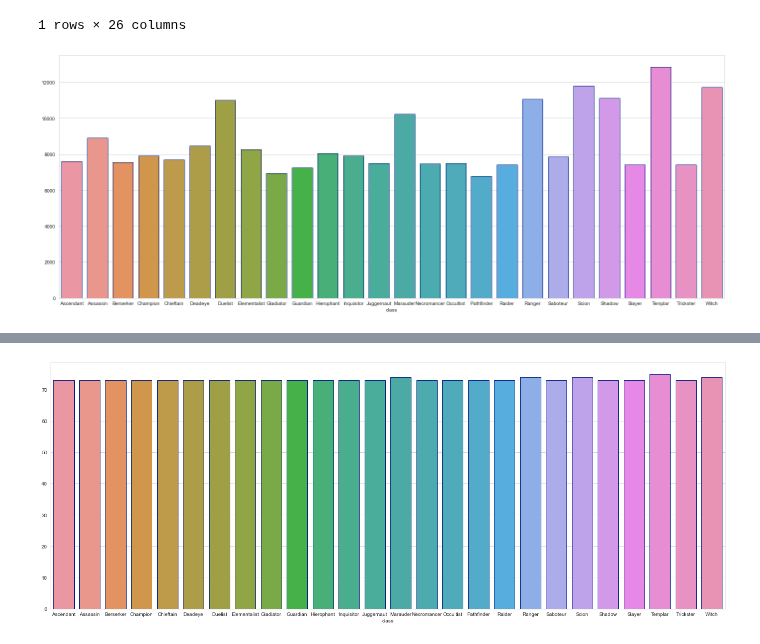
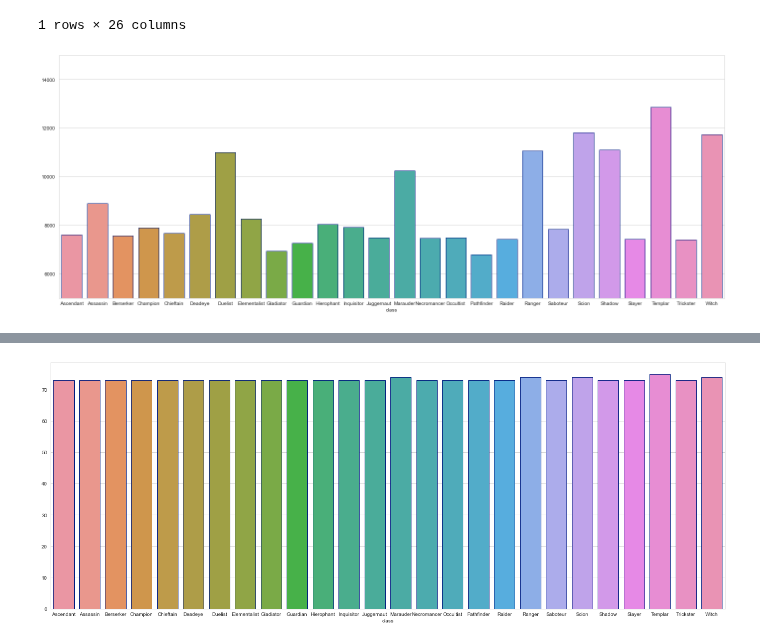
Before and after one commit to Angela-Park-JE/TIL_ver1, a Jupyter notebook: ToyPJT-POE_user/poe_stats_3_EDA_1.ipynb, the cells around one changed output, grey strips where cells are left out. Saved outputs shown, nothing was run; the diff lists cells and outputs as text; code cells hidden in the pictures.

```diff
--- a/ToyPJT-POE_user/poe_stats_3_EDA_1.ipynb
+++ b/ToyPJT-POE_user/poe_stats_3_EDA_1.ipynb
@@ -558,8 +560,9 @@ pivot_meanrank_class_non_hc
 1 rows × 26 columns
 # %%
 plt.rcParams["figure.figsize"] = (24, 9)
+plt.ylim(5000, 15000)
 sns.barplot(data = pivot_meanrank_class_non_hc,
             edgecolor=sns.color_palette("dark", 1))
 plt.show()
 # %% [output]
-[figure, old version]
+[figure, new version]
```
Also changed, not shown: parts of 41 cells of this notebook.
